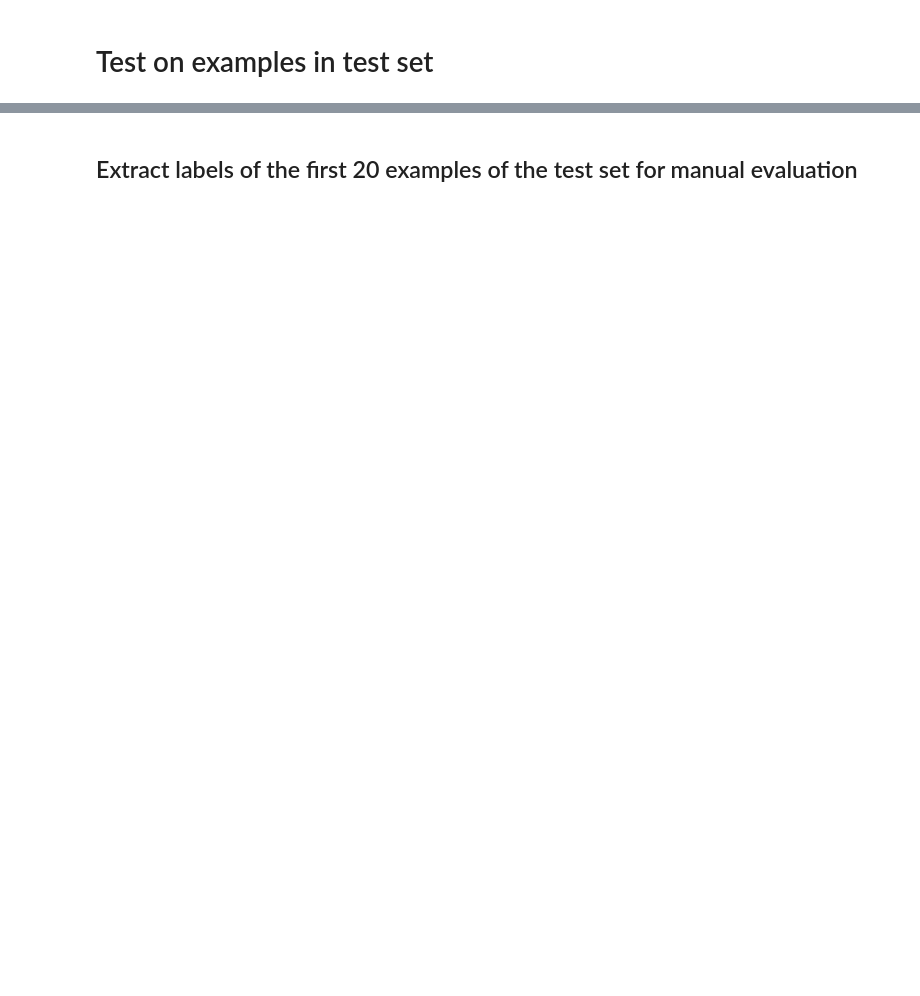
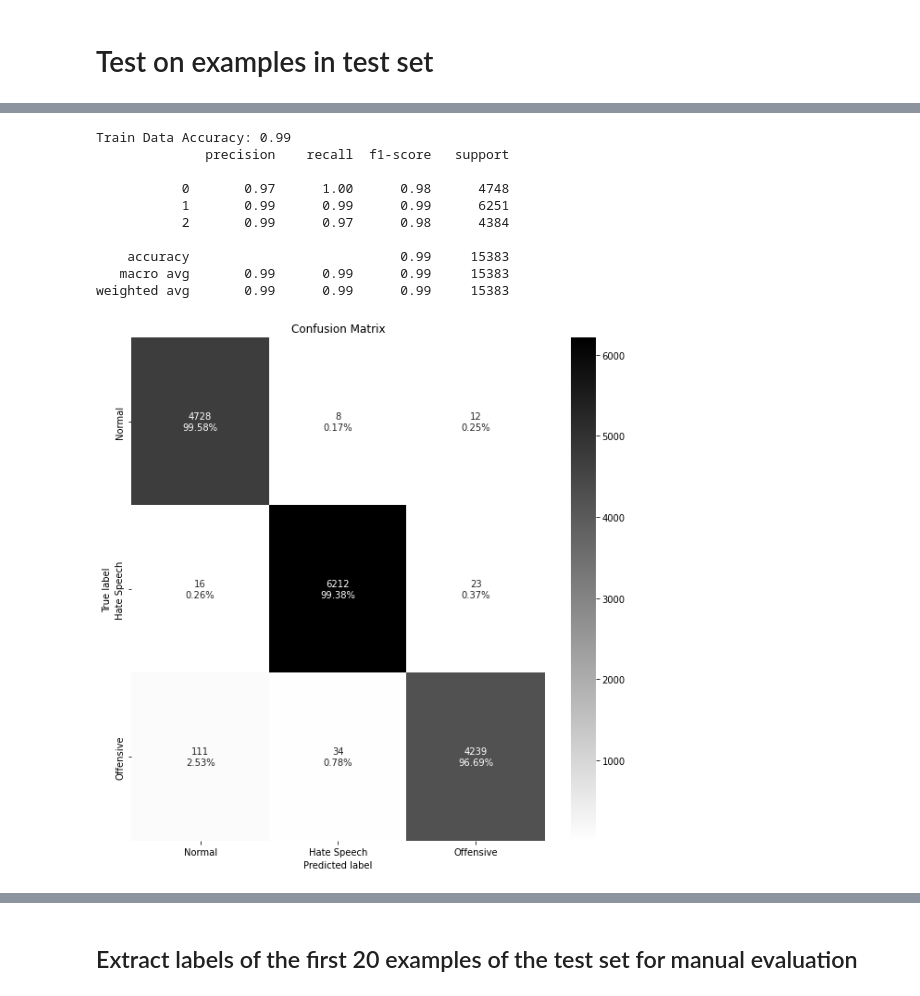
Before and after one commit to hwalli92/nlp_project, a Jupyter notebook: Training_DistilRoBERTa_on_HateXplain_dataset.ipynb, the cells around one changed output, grey strips where cells are left out. Cells and saved outputs as stored; diff of their text form; code cells hidden in the pictures; blank space fills up the shorter version.

```diff
--- a/Training_DistilRoBERTa_on_HateXplain_dataset.ipynb
+++ b/Training_DistilRoBERTa_on_HateXplain_dataset.ipynb
@@ -188,0 +167,5 @@ print(test_output.metrics)
+# %%
+train_output = trainer.predict(test_dataset=tok_train_ds)
+val_output = trainer.predict(test_dataset=tok_val_ds)
+test_output = trainer.predict(test_dataset=tok_test_ds)
+print(test_output.metrics)
@@ -188,0 +190,30 @@ print(test_output.metrics)
+# %%
+print("Train Data Accuracy: {0:0.2f}".format(accuracy_score(train_output.label_ids, train_output.predictions.argmax(-1))))
+
+print(classification_report(train_output.label_ids, train_output.predictions.argmax(-1)))
+cf_matrix = confusion_matrix(train_output.label_ids, train_output.predictions.argmax(-1))
+
+label_counts = ["{}".format(value) for value in cf_matrix.flatten()]
+label_percents = ["{0:.2%}".format(value / np.sum(row)) for row in cf_matrix for value in row]
+
+box_labels = [f"{v1}\n{v2}\n".strip() for v1, v2 in zip(label_counts,label_percents)]
+box_labels = np.asarray(box_labels).reshape(cf_matrix.shape[0], cf_matrix.shape[1])
+
+plt.figure(figsize=(10,10))
+sns.heatmap(cf_matrix, xticklabels=["Normal", "Hate Speech", "Offensive"], yticklabels=["Normal", "Hate Speech", "Offensive"], annot=box_labels, cmap='binary', fmt='')
+plt.title("Confusion Matrix")
+plt.ylabel('True label')
+plt.xlabel('Predicted label')
+plt.show()
+# %% [output]
+Train Data Accuracy: 0.99
+              precision    recall  f1-score   support
+
+           0       0.97      1.00      0.98      4748
+           1       0.99      0.99      0.99      6251
+           2       0.99      0.97      0.98      4384
+
+    accuracy                           0.99     15383
+   macro avg       0.99      0.99      0.99     15383
+weighted avg       0.99      0.99      0.99     15383
+[figure, added]
```
Also changed, not shown: parts of 16 cells of this notebook.
